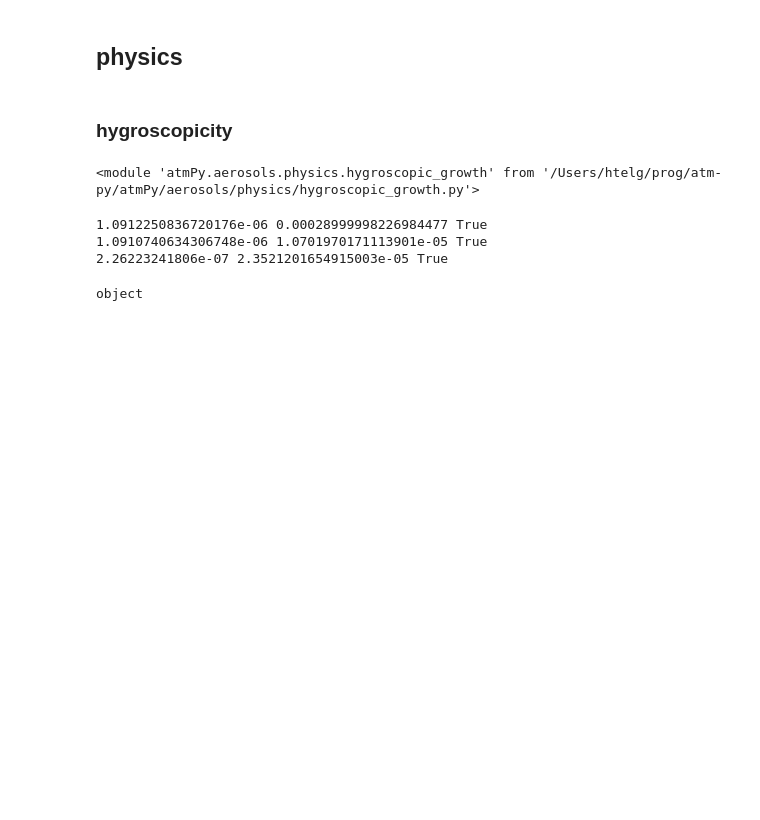
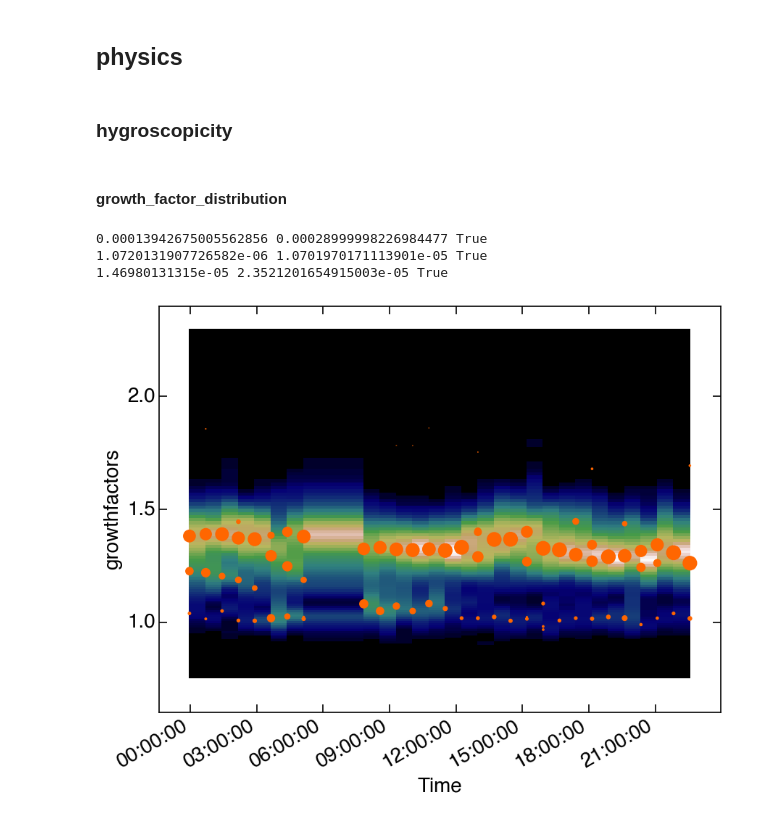
Before and after one commit to wblumberg/atm-py, a Jupyter notebook: atmPy/unit_testing/nose_unit_tests.ipynb, the cells around one changed output. Drawn from its saved outputs; the diff is of its cells as text; code cells hidden in the pictures; blank space fills up the shorter version.

```diff
--- a/atmPy/unit_testing/nose_unit_tests.ipynb
+++ b/atmPy/unit_testing/nose_unit_tests.ipynb
@@ -351,4 +337,6 @@ distg.optical_properties.aerosol_optical_depth_cumulative_VP.save_netCDF(fname)
 ## physics
 # %% [markdown]
 ### hygroscopicity
+# %% [markdown]
+#### growth_factor_distribution
 # %%
@@ -357,4 +345,0 @@ from atmPy.data_archives import arm
-# %%
-reload(hyg)
-# %% [output]
-<module 'atmPy.aerosols.physics.hygroscopic_growth' from '/Users/htelg/prog/atm-py/atmPy/aerosols/physics/hygroscopic_growth.py'>
@@ -361,31 +350,32 @@ reload(hyg)
 # %%
 fname = './test_data/sgptdmahygC1.b1.20120601.004227.cdf'
 out = arm.read_netCDF(fname, data_quality= 'patchy', leave_cdf_open= False)
 hgfd = hyg.HygroscopicGrowthFactorDistributions(out.hyg_distributions.data.loc[:,200.0,:].transpose())
 hgfd.plot()
 
 fname = './test_data/aerosols_physics_hygroscopicity_growth_mode.csv'
 growth_mode_soll = pd.read_csv(fname, index_col=0)
 
 threshold = growth_mode_soll.ratio.sum() * 1e-5
-res = np.abs(hgfd.growth_modes.ratio - growth_mode_soll.ratio).sum() < threshold
-print(np.abs(hgfd.growth_modes.ratio - growth_mode_soll.ratio).sum(), threshold, res)
+res = np.abs(hgfd.growth_modes_gf.ratio - growth_mode_soll.ratio).sum() < threshold
+print(np.abs(hgfd.growth_modes_gf.ratio - growth_mode_soll.ratio).sum(), threshold, res)
 
 threshold = growth_mode_soll.gf.sum() * 1e-7
-res = np.abs(hgfd.growth_modes.gf - growth_mode_soll.gf).sum()< threshold
-print(np.abs(hgfd.growth_modes.gf - growth_mode_soll.gf).sum(), threshold, res)
+res = np.abs(hgfd.growth_modes_gf.gf - growth_mode_soll.gf).sum()< threshold
+print(np.abs(hgfd.growth_modes_gf.gf - growth_mode_soll.gf).sum(), threshold, res)
 
 #######
 fname = './test_data/aerosols_physics_hygroscopicity_mixing_state.csv'
 mixing_state_soll = pd.read_csv(fname, index_col=0)
 
 threshold = mixing_state_soll.mixing_state.sum() * 1e-6
 res = np.abs(hgfd.mixing_state.mixing_state - mixing_state_soll.mixing_state).sum() < threshold
 print(np.abs(hgfd.mixing_state.mixing_state - mixing_state_soll.mixing_state).sum(), threshold, res)
 # %% [output]
-1.0912250836720176e-06 0.00028999998226984477 True
-1.0910740634306748e-06 1.0701970171113901e-05 True
-2.26223241806e-07 2.3521201654915003e-05 True
+0.00013942675005562856 0.00028999998226984477 True
+1.0720131907726582e-06 1.0701970171113901e-05 True
+1.46980131315e-05 2.3521201654915003e-05 True
+[figure, added]
 # %%
 fname = './test_data/aerosols_physics_hygroscopicity_growth_mode.csv'
 hgfd.growth_modes.to_csv(fname)
@@ -401,4 +384,0 @@ pht.test_hygroscopic_growth_factor_distributions()
-# %%
-type(object())
-# %% [output]
-object
```
Also changed, not shown: parts of 8 cells of this notebook, 5 other files.
